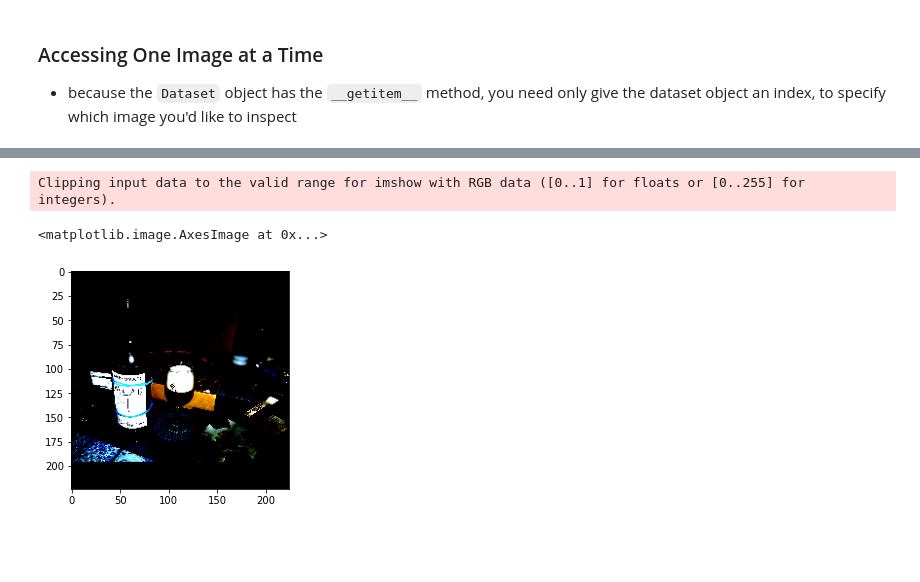
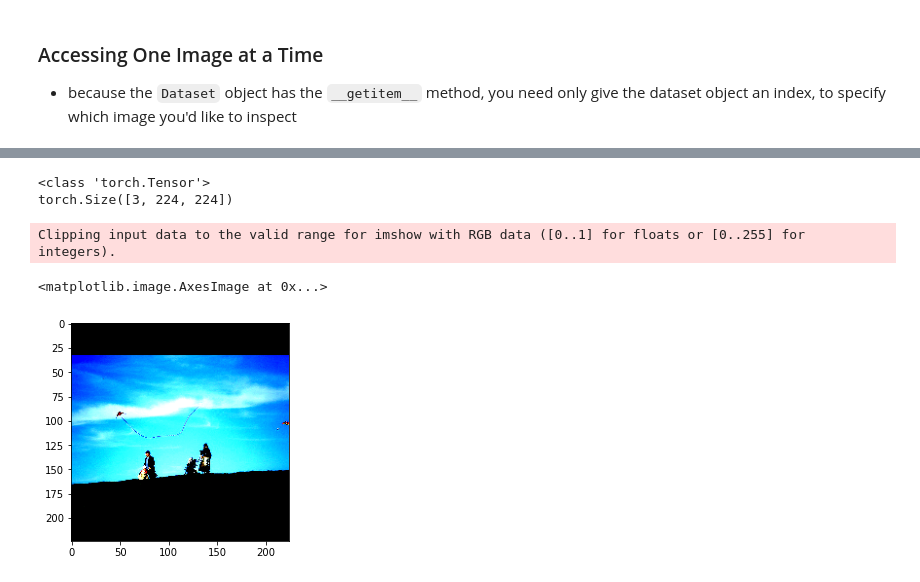
Before and after one commit to rage-against-the-machine-learning/image-search-w-cnn-embeddings, a Jupyter notebook: notebooks/COCO-Dataset-n-DataLoader.ipynb, the cells around one changed output, grey strips where cells are left out. Saved outputs shown, nothing was run; the diff lists cells and outputs as text; code cells hidden in the pictures; blank space fills up the shorter version.

```diff
--- a/notebooks/COCO-Dataset-n-DataLoader.ipynb
+++ b/notebooks/COCO-Dataset-n-DataLoader.ipynb
@@ -120,8 +160,8 @@ class COCODataset(Dataset):
     - In randomly sampling, the corresponding CORRECT targets will be retrieved for the randomly sampled images
 # %%
 train_ds_play = COCODataset(train_np_data_dir,
-                            train_jpg_data_dir,
                             train_annot_path,
-                            0.01)
+                            0.01,
+                            device='cpu')
 # %% [output]
 loading annotations into memory...
@@ -177,6 +214,12 @@ print(train_ds_play[0][1]) # <-- the target
+# %%
+print(type(train_ds_play[0][0]))
+print(train_ds_play[0][0].shape)
+# %% [output]
+<class 'torch.Tensor'>
+torch.Size([3, 224, 224])
 # %%
-plt.imshow(train_ds_play[0][0])
+plt.imshow(train_ds_play[0][0].numpy().transpose((1,2,0)))
 # %% [output]
 Clipping input data to the valid range for imshow with RGB data ([0..1] for floats or [0..255] for integers).
 <matplotlib.image.AxesImage at 0x...>
-[figure, old version]
+[figure, new version]
```
Also changed, not shown: parts of 11 cells of this notebook, 4 other files.
